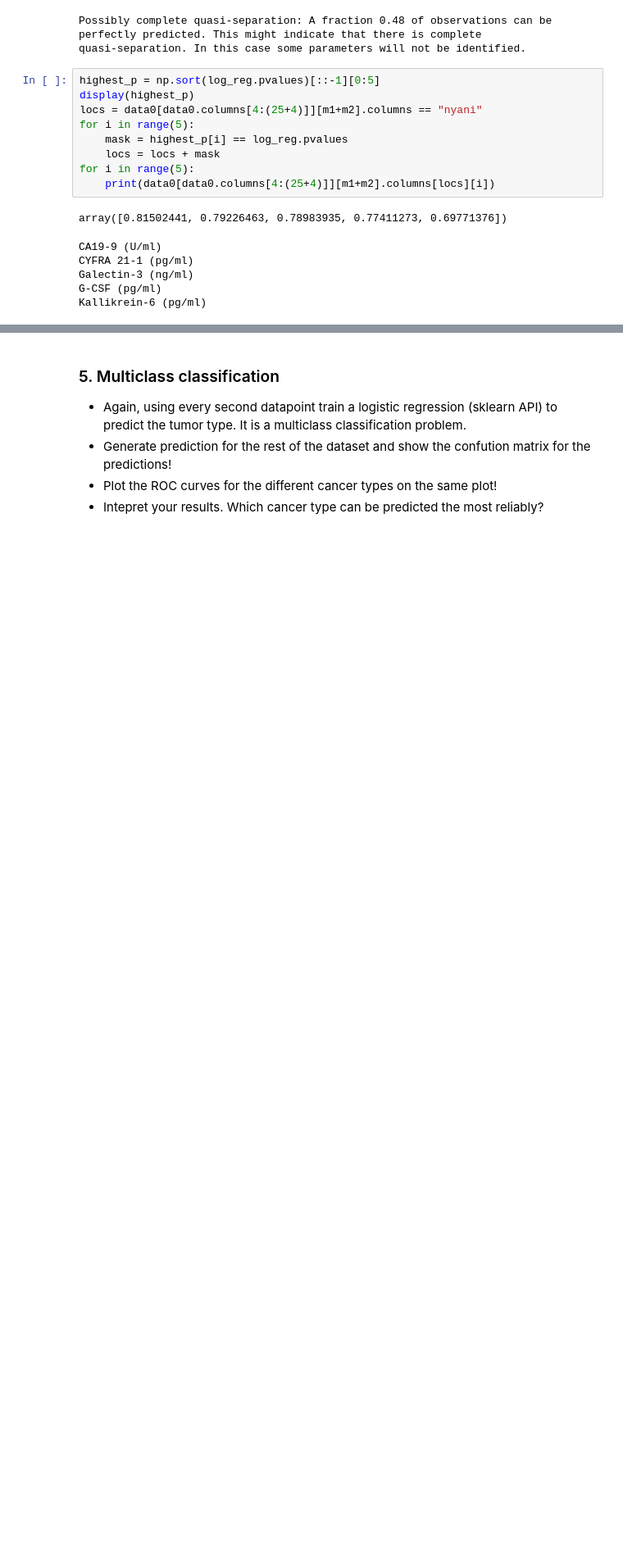
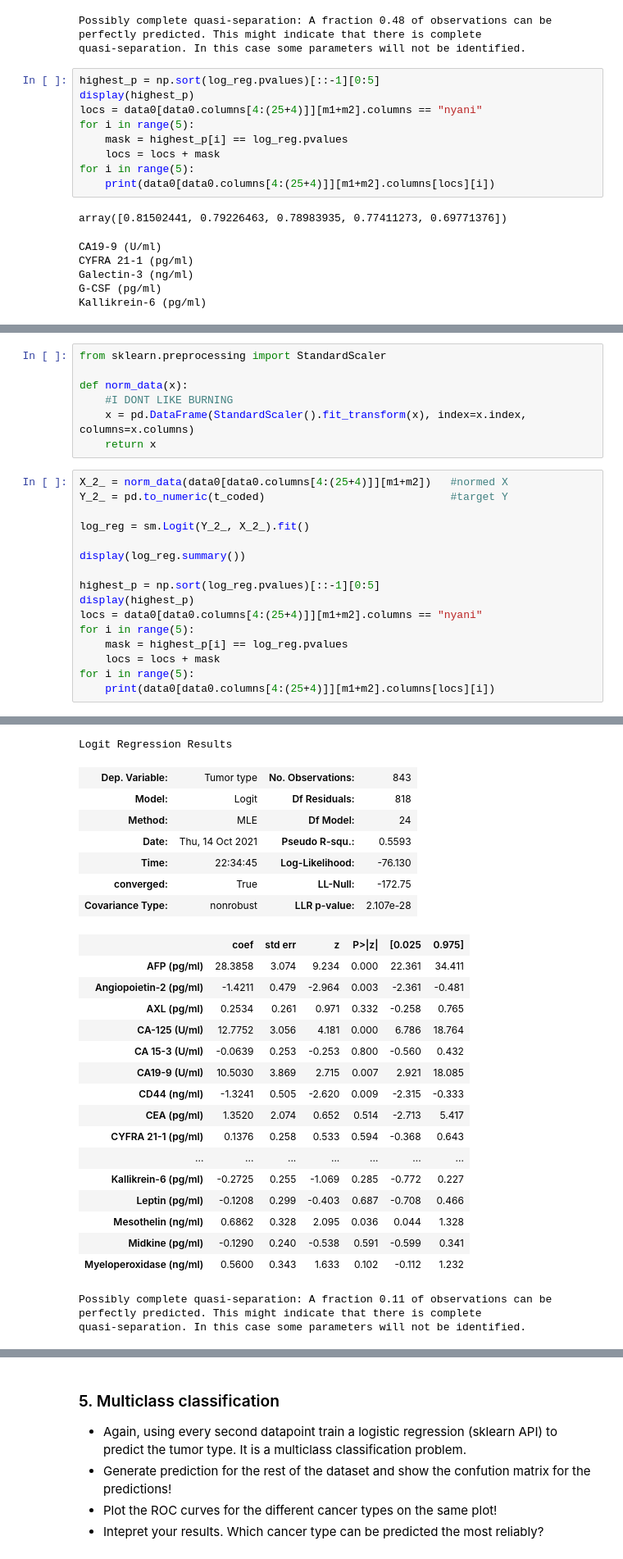
Before and after one commit to AdamGTaylor/DataMining_2021, a Jupyter notebook: hw5/HW_05.ipynb, the cells around one changed output, grey strips where cells are left out. Shown at 82% size. Cells and saved outputs as stored; diff of their text form; blank space fills up the shorter version.

```diff
--- a/hw5/HW_05.ipynb
+++ b/hw5/HW_05.ipynb
@@ -582,0 +585,24 @@ These are the mos impactful predictors. Let's check if they align with the exper
+# %%
+from sklearn.preprocessing import StandardScaler
+
+def norm_data(x):
+    #I DONT LIKE BURNING
+    x = pd.DataFrame(StandardScaler().fit_transform(x), index=x.index, columns=x.columns)
+    return x
+# %%
+X_2_ = norm_data(data0[data0.columns[4:(25+4)]][m1+m2])   #normed X
+Y_2_ = pd.to_numeric(t_coded)                             #target Y
+
+log_reg = sm.Logit(Y_2_, X_2_).fit()
+
+display(log_reg.summary())
+
+highest_p = np.sort(log_reg.pvalues)[::-1][0:5]
+display(highest_p)
+locs = data0[data0.columns[4:(25+4)]][m1+m2].columns == "nyani"
+for i in range(5):
+    mask = highest_p[i] == log_reg.pvalues
+    locs = locs + mask
+for i in range(5):
+    print(data0[data0.columns[4:(25+4)]][m1+m2].columns[locs][i])
+# %% [output]
@@ -582,0 +612,27 @@ These are the mos impactful predictors. Let's check if they align with the exper
+Logit Regression Results
+| Dep. Variable: | Tumor type | No. Observations: | 843 |
+| Model: | Logit | Df Residuals: | 818 |
+| Method: | MLE | Df Model: | 24 |
+| Date: | Thu, 14 Oct 2021 | Pseudo R-squ.: | 0.5593 |
+| Time: | 22:34:45 | Log-Likelihood: | -76.130 |
+| converged: | True | LL-Null: | -172.75 |
+| Covariance Type: | nonrobust | LLR p-value: | 2.107e-28 |
+|  | coef | std err | z | P>|z| | [0.025 | 0.975] |
+| AFP (pg/ml) | 28.3858 | 3.074 | 9.234 | 0.000 | 22.361 | 34.411 |
+| Angiopoietin-2 (pg/ml) | -1.4211 | 0.479 | -2.964 | 0.003 | -2.361 | -0.481 |
+| AXL (pg/ml) | 0.2534 | 0.261 | 0.971 | 0.332 | -0.258 | 0.765 |
+| CA-125 (U/ml) | 12.7752 | 3.056 | 4.181 | 0.000 | 6.786 | 18.764 |
+| CA 15-3 (U/ml) | -0.0639 | 0.253 | -0.253 | 0.800 | -0.560 | 0.432 |
+| CA19-9 (U/ml) | 10.5030 | 3.869 | 2.715 | 0.007 | 2.921 | 18.085 |
+| CD44 (ng/ml) | -1.3241 | 0.505 | -2.620 | 0.009 | -2.315 | -0.333 |
+| CEA (pg/ml) | 1.3520 | 2.074 | 0.652 | 0.514 | -2.713 | 5.417 |
+| CYFRA 21-1 (pg/ml) | 0.1376 | 0.258 | 0.533 | 0.594 | -0.368 | 0.643 |
+| ... | ... | ... | ... | ... | ... | ... |
+| Kallikrein-6 (pg/ml) | -0.2725 | 0.255 | -1.069 | 0.285 | -0.772 | 0.227 |
+| Leptin (pg/ml) | -0.1208 | 0.299 | -0.403 | 0.687 | -0.708 | 0.466 |
+| Mesothelin (ng/ml) | 0.6862 | 0.328 | 2.095 | 0.036 | 0.044 | 1.328 |
+| Midkine (pg/ml) | -0.1290 | 0.240 | -0.538 | 0.591 | -0.599 | 0.341 |
+| Myeloperoxidase (ng/ml) | 0.5600 | 0.343 | 1.633 | 0.102 | -0.112 | 1.232 |
+Possibly complete quasi-separation: A fraction 0.11 of observations can be
+perfectly predicted. This might indicate that there is complete
+quasi-separation. In this case some parameters will not be identified.
```
Also changed, not shown: parts of 8 cells of this notebook.
